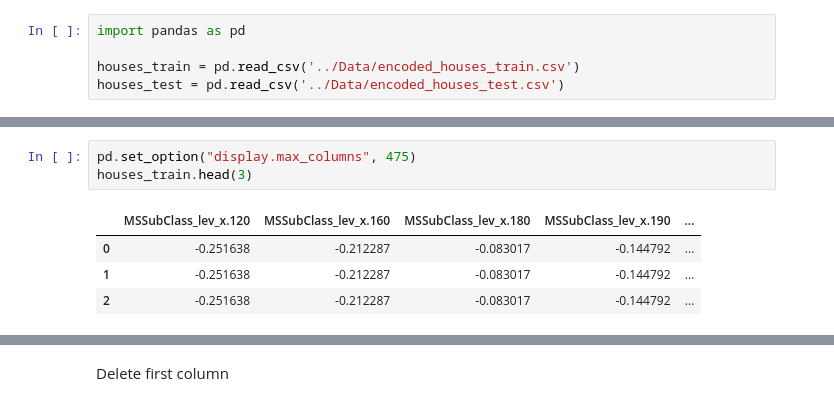
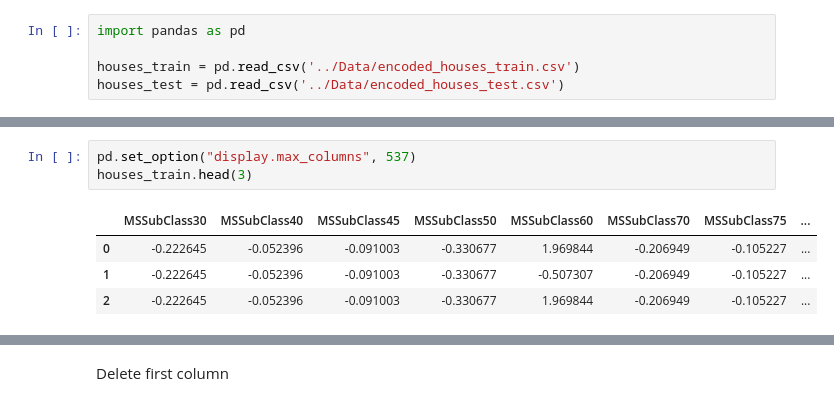
Before and after one commit to StudentDSnyc/blackFlamingo, a Jupyter notebook: Python/xgboost.ipynb, the cells around one changed output, grey strips where cells are left out. Cells and saved outputs as stored; diff of their text form.

```diff
--- a/Python/xgboost.ipynb
+++ b/Python/xgboost.ipynb
@@ -45,11 +45,11 @@ houses_test dimensions: (1459, 475)
 # %%
-pd.set_option("display.max_columns", 475)
+pd.set_option("display.max_columns", 537)
 houses_train.head(3)
 # %% [output]
-|  | MSSubClass_lev_x.120 | MSSubClass_lev_x.160 | MSSubClass_lev_x.180 | MSSubClass_lev_x.190 | ... |
-| 0 | -0.251638 | -0.212287 | -0.083017 | -0.144792 | ... |
-| 1 | -0.251638 | -0.212287 | -0.083017 | -0.144792 | ... |
-| 2 | -0.251638 | -0.212287 | -0.083017 | -0.144792 | ... |
+|  | MSSubClass30 | MSSubClass40 | MSSubClass45 | MSSubClass50 | MSSubClass60 | MSSubClass70 | MSSubClass75 | ... |
+| 0 | -0.222645 | -0.052396 | -0.091003 | -0.330677 | 1.969844 | -0.206949 | -0.105227 | ... |
+| 1 | -0.222645 | -0.052396 | -0.091003 | -0.330677 | -0.507307 | -0.206949 | -0.105227 | ... |
+| 2 | -0.222645 | -0.052396 | -0.091003 | -0.330677 | 1.969844 | -0.206949 | -0.105227 | ... |
 # %%
 houses_train.info()
 houses_test.info()
```
Also changed, not shown: parts of 11 cells of this notebook, 11 other files.
